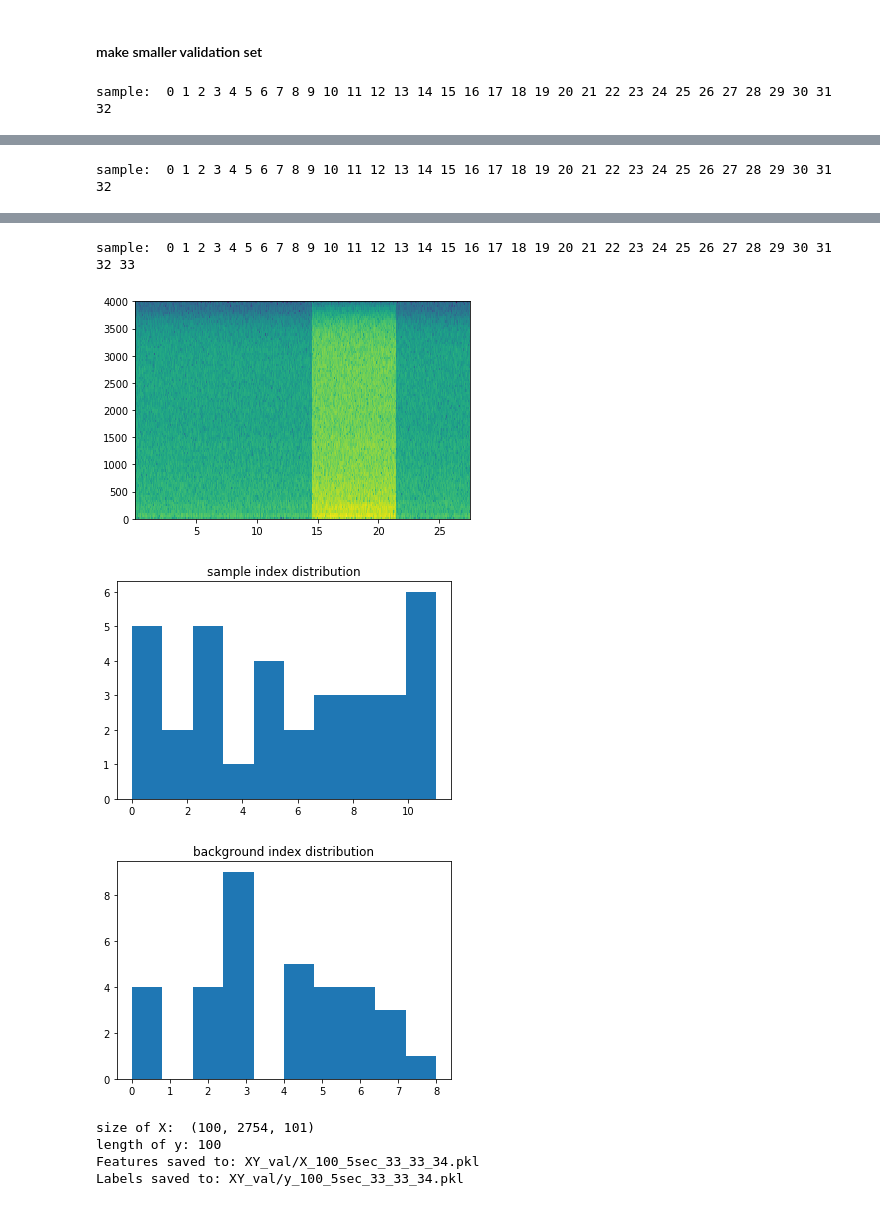
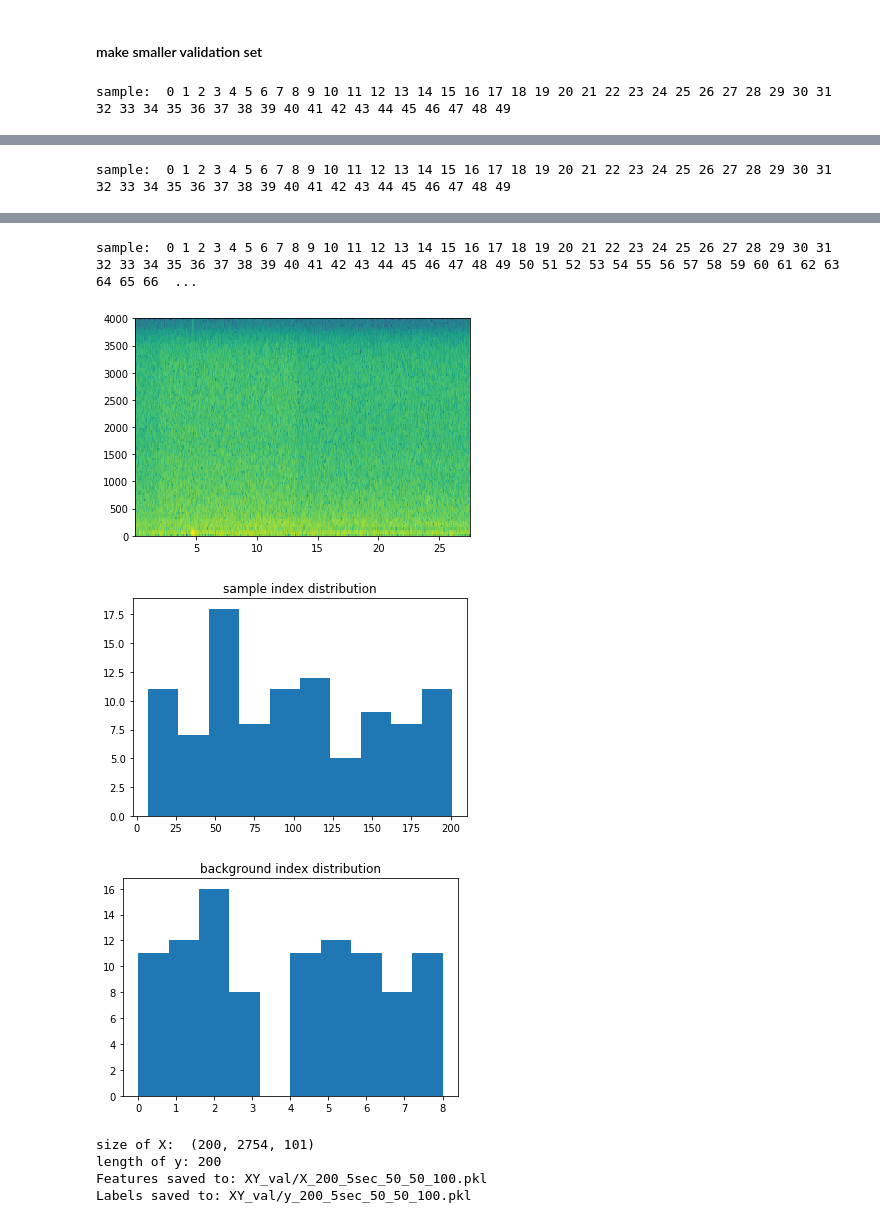
Before and after one commit to lukewolcott/med-bell, a Jupyter notebook: data-generation.ipynb, the cells around one changed output, grey strips where cells are left out. Saved outputs shown, nothing was run; the diff lists cells and outputs as text; code cells hidden in the pictures.

```diff
--- a/data-generation.ipynb
+++ b/data-generation.ipynb
@@ -128,9 +183,9 @@ Time stretches (multiplier): [0.89847824 0.93602621 1.00559743]
 ### make training dataset and save to disk
 # %%
 # choose with clip folders to use, to use data augmentation or not
-clips_location_dict = {'enough': 'recorded_clips/enoughs',
-                      'not_enough':  'recorded_clips/notenoughs',
-                      'empty': 'recorded_clips/empties',
+clips_location_dict = {'enough': 'recorded_clips/enoughs_da',
+                      'not_enough':  'recorded_clips/notenoughs_da',
+                      'empty': 'recorded_clips/empties_da',
                       'backgrounds': 'recorded_clips/fullbackgrounds_trimmed_5sec'}
 # %%
 # load audio samples from disk
@@ -176,15 +232,15 @@ Labels saved to: XY_train/y_1000_5sec_v0.pkl
 # %% [markdown]
 #### make smaller validation set
 # %%
-n_enoughs = 33
-n_notenoughs = 33
-n_empties = 34
+n_enoughs = 50
+n_notenoughs = 50
+n_empties = 100
 file_folder='XY_val'
-file_comment='100_5sec_33_33_34'
+file_comment='200_5sec_50_50_100'
 
 X_val, y_val = make_features_and_labels(n_enoughs, n_notenoughs, n_empties,
                                                   enoughs, notenoughs, empties, backgrounds, Tx, n_freq, Ty)
 
 save_datasets_to_disk(X_val, y_val, file_folder, file_comment)
 # %% [output]
-sample:  0 1 2 3 4 5 6 7 8 9 10 11 12 13 14 15 16 17 18 19 20 21 22 23 24 25 26 27 28 29 30 31 32
+sample:  0 1 2 3 4 5 6 7 8 9 10 11 12 13 14 15 16 17 18 19 20 21 22 23 24 25 26 27 28 29 30 31 32 33 34 35 36 37 38 39 40 41 42 43 44 45 46 47 48 49
@@ -194 +250 @@ sample:  0 1 2 3 4 5 6 7 8 9 10 11 12 13 14 15 16 17 18 19 20 21 22 23 24 25 26
-sample:  0 1 2 3 4 5 6 7 8 9 10 11 12 13 14 15 16 17 18 19 20 21 22 23 24 25 26 27 28 29 30 31 32
+sample:  0 1 2 3 4 5 6 7 8 9 10 11 12 13 14 15 16 17 18 19 20 21 22 23 24 25 26 27 28 29 30 31 32 33 34 35 36 37 38 39 40 41 42 43 44 45 46 47 48 49
@@ -198,8 +254,8 @@ sample:  0 1 2 3 4 5 6 7 8 9 10 11 12 13 14 15 16 17 18 19 20 21 22 23 24 25 26
-sample:  0 1 2 3 4 5 6 7 8 9 10 11 12 13 14 15 16 17 18 19 20 21 22 23 24 25 26 27 28 29 30 31 32 33
+sample:  0 1 2 3 4 5 6 7 8 9 10 11 12 13 14 15 16 17 18 19 20 21 22 23 24 25 26 27 28 29 30 31 32 33 34 35 36 37 38 39 40 41 42 43 44 45 46 47 48 49 50 51 52 53 54 55 56 57 58 59 60 61 62 63 64 65 66  ...
-[figure, old version]
+[figure, new version]
-[figure, old version]
+[figure, new version]
-[figure, old version]
+[figure, new version]
-size of X:  (100, 2754, 101)
-length of y: 100
-Features saved to: XY_val/X_100_5sec_33_33_34.pkl
-Labels saved to: XY_val/y_100_5sec_33_33_34.pkl
+size of X:  (200, 2754, 101)
+length of y: 200
+Features saved to: XY_val/X_200_5sec_50_50_100.pkl
+Labels saved to: XY_val/y_200_5sec_50_50_100.pkl
```
Also changed, not shown: parts of 8 cells of this notebook, 1 other file.
